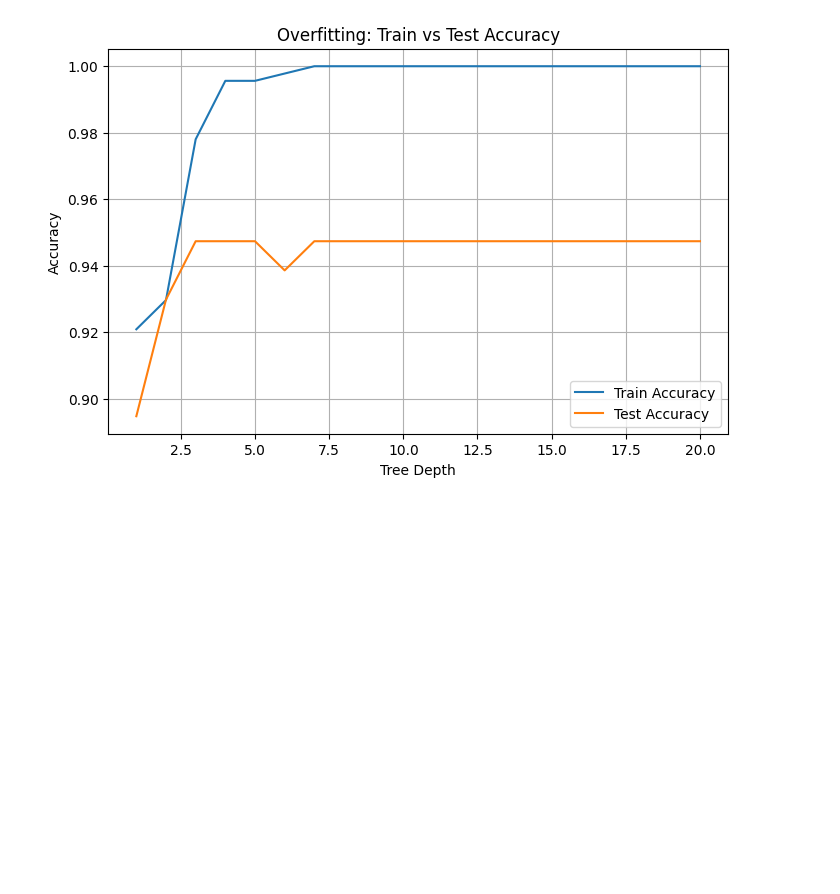
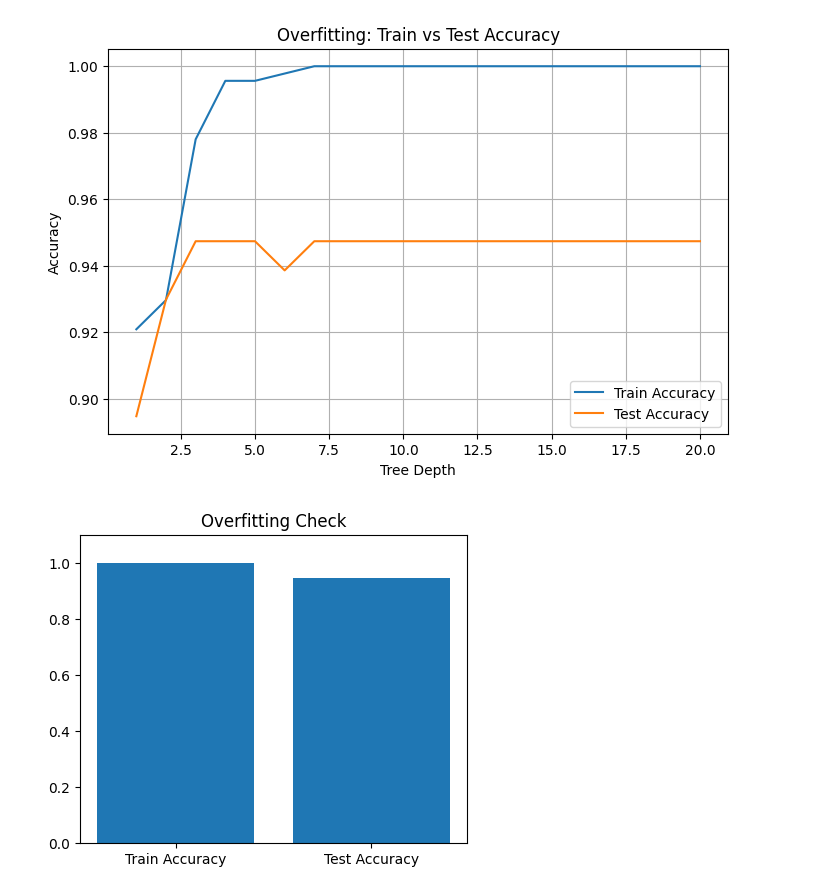
Before and after one commit to riziei/pandas-dataframe, a Jupyter notebook: evaluation_metrices_d9/evaluation_metrics_and_overfitting.ipynb, the cells around one changed output. Saved outputs shown, nothing was run; the diff lists cells and outputs as text; code cells hidden in the pictures; blank space fills up the shorter version.

```diff
--- a/evaluation_metrices_d9/evaluation_metrics_and_overfitting.ipynb
+++ b/evaluation_metrices_d9/evaluation_metrics_and_overfitting.ipynb
@@ -279,3 +279,18 @@ plt.grid()
 plt.show()
 # %% [output]
 [figure]
+# %%
+model = DecisionTreeClassifier(max_depth=None, random_state=42)
+model.fit(X_train, y_train)
+
+train_acc = accuracy_score(y_train, model.predict(X_train))
+test_acc = accuracy_score(y_test, model.predict(X_test))
+
+plt.figure(figsize=(5,4))
+plt.bar(["Train Accuracy", "Test Accuracy"], [train_acc, test_acc])
+
+plt.title("Overfitting Check")
+plt.ylim(0, 1.1)
+plt.show()
+# %% [output]
+[figure, added]
```
